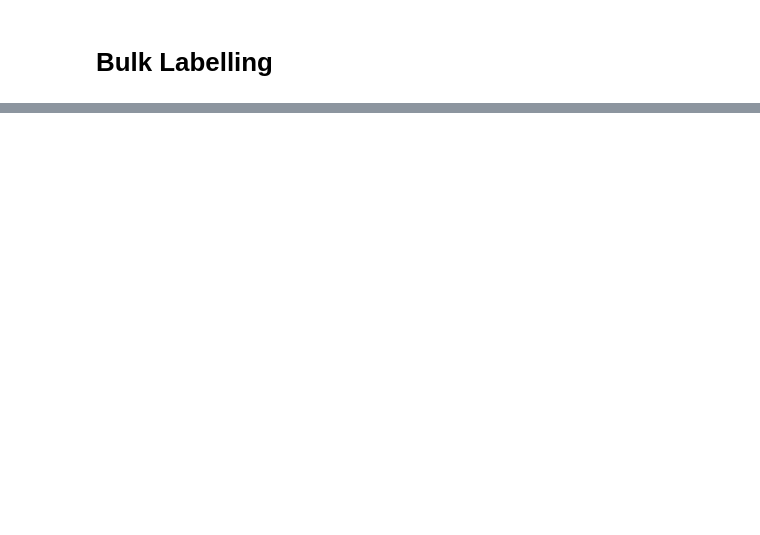
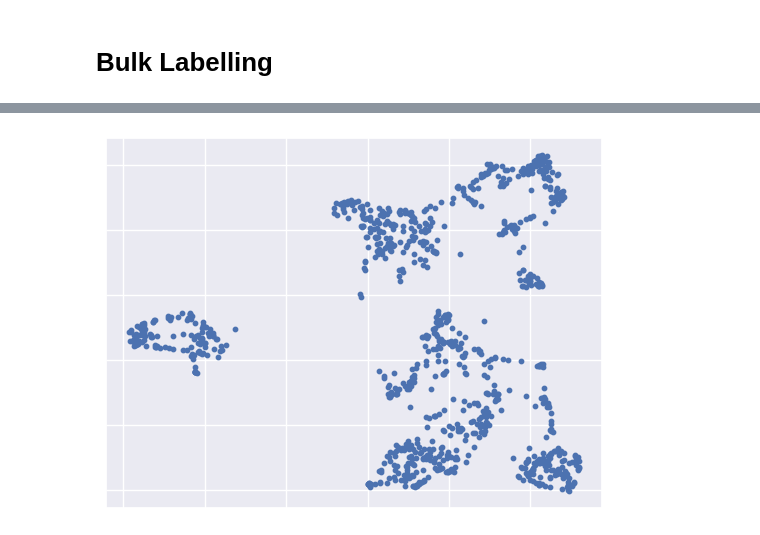
Before and after one commit to darshanmakwana412/contextual-chatbot, a Jupyter notebook: dialogue.ipynb, the cells around one changed output, grey strips where cells are left out. Drawn from its saved outputs; the diff is of its cells as text; code cells hidden in the pictures; blank space fills up the shorter version.

Commit message:
dataset creation using bulk labelling

```diff
--- a/dialogue.ipynb
+++ b/dialogue.ipynb
@@ -57,0 +62,6 @@ ModuleNotFoundError: No module named 'ipywidgets'
+# %%
+no_samples = 1000
+
+user_dialogue = train_csv[train_csv["Speaker"]=="USER"]
+user_dialogue = user_dialogue.drop_duplicates("Utterence", keep="first", inplace=False, ignore_index=True)
+user_dialogue = user_dialogue.sample(no_samples, ignore_index=True)
@@ -57,0 +84,3 @@ ModuleNotFoundError: No module named 'ipywidgets'
+# %%
+texts = user_dialogue["Utterence"].to_list()
+print(len(texts))
@@ -57,0 +89,14 @@ ModuleNotFoundError: No module named 'ipywidgets'
+# %%
+# The language agnostic bert model works is a good starting option,
+# especially for Non-English use-cases but it is a fair bit slower.
+# You can swap this out with another embedding source if you feel like though.
+# lang = LaBSELanguage()
+lang = UniversalSentenceLanguage(variant="large")
+# lang = DIETLanguage()
+# lang = FloretLanguage()
+# %%
+# This is where we prepare all of the state
+embset = lang[texts]
+df = embset.transform(Umap(2)).to_dataframe().reset_index()
+df.columns = ['text', 'd1', 'd2']
+df['label'] = ''
@@ -57,0 +119,6 @@ ModuleNotFoundError: No module named 'ipywidgets'
+# %%
+data = df[["d1", "d2"]].to_numpy()
+plt.scatter(data[:, 0], data[:, 1], s=10)
+plt.tick_params(left = False, right = False , labelleft = False , labelbottom = False, bottom = False)
+# %% [output]
+[figure, added]
```
Also changed, not shown: parts of 15 cells of this notebook, 3 other files.
